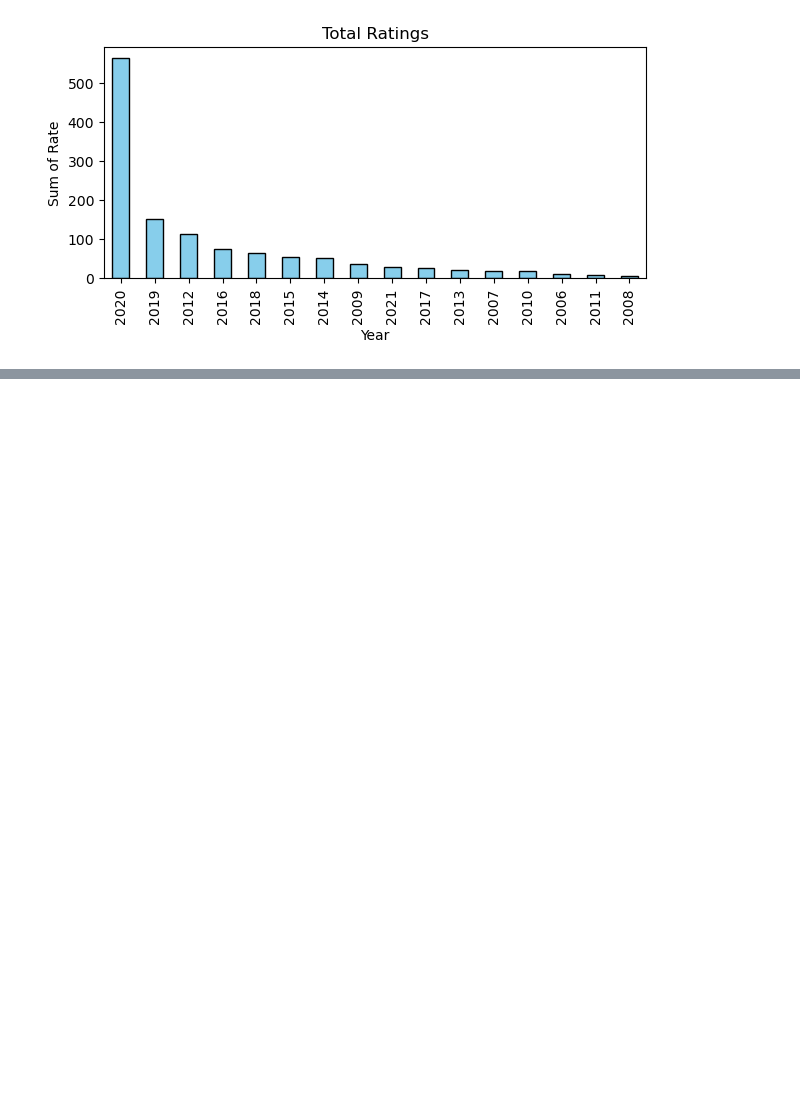
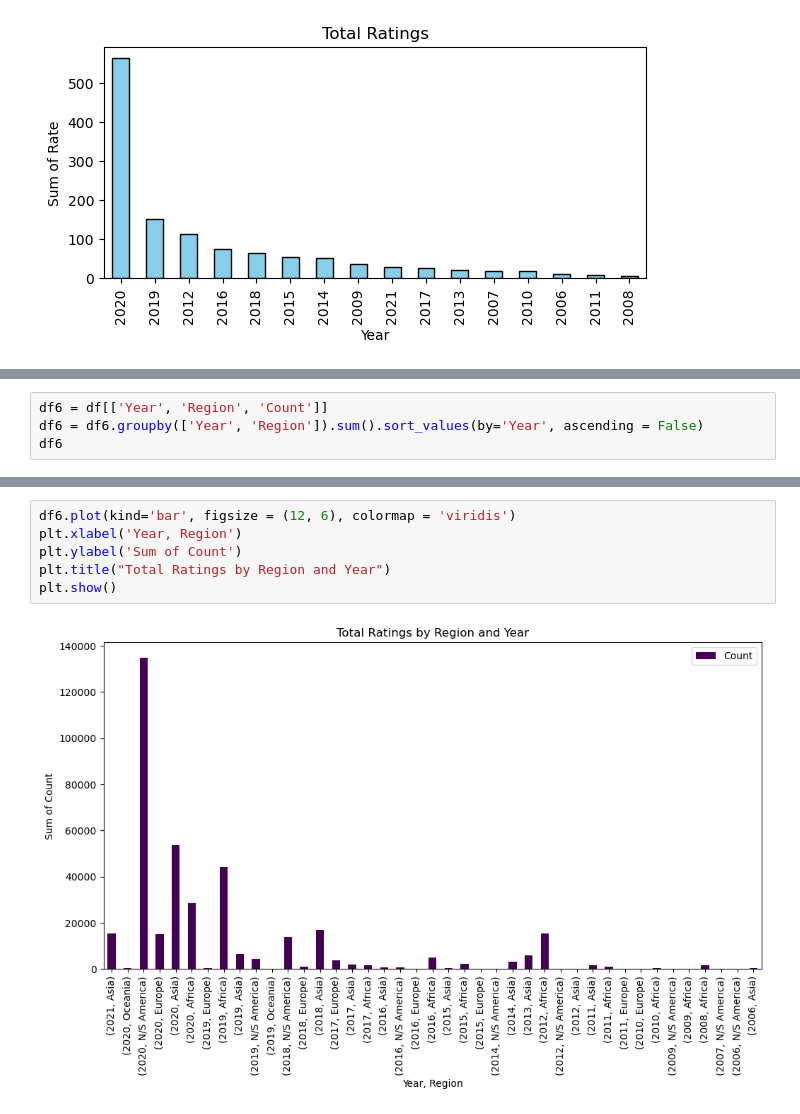
Before and after one commit to pernebay-arailym/Project_18_HOMICIDE_Analysis, a Jupyter notebook: homecide_project.ipynb, the cells around one changed output, grey strips where cells are left out. Drawn from its saved outputs; the diff is of its cells as text; blank space fills up the shorter version.

Commit message:
Plotted Total Ratings by Region and Year

```diff
--- a/homecide_project.ipynb
+++ b/homecide_project.ipynb
@@ -336,0 +353,4 @@ plt.show()
+# %%
+df6 = df[['Year', 'Region', 'Count']]
+df6 = df6.groupby(['Year', 'Region']).sum().sort_values(by='Year', ascending = False)
+df6
@@ -336,0 +376,8 @@ plt.show()
+# %%
+df6.plot(kind='bar', figsize = (12, 6), colormap = 'viridis')
+plt.xlabel('Year, Region')
+plt.ylabel('Sum of Count')
+plt.title("Total Ratings by Region and Year")
+plt.show()
+# %% [output]
+[figure, added]
```
Also changed, not shown: parts of 2 cells of this notebook.
